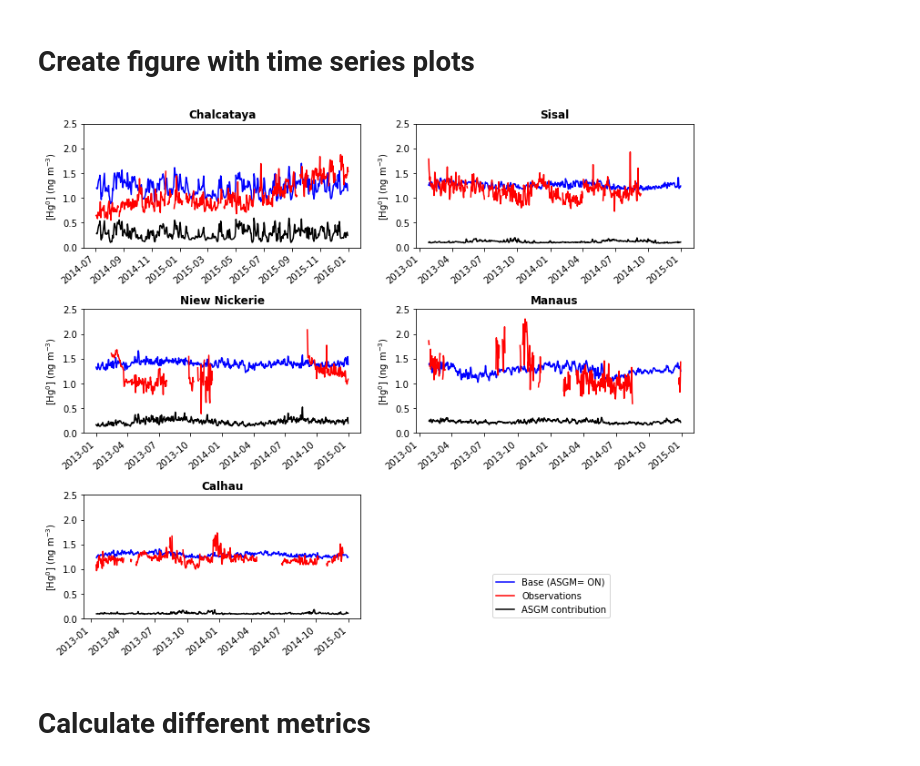
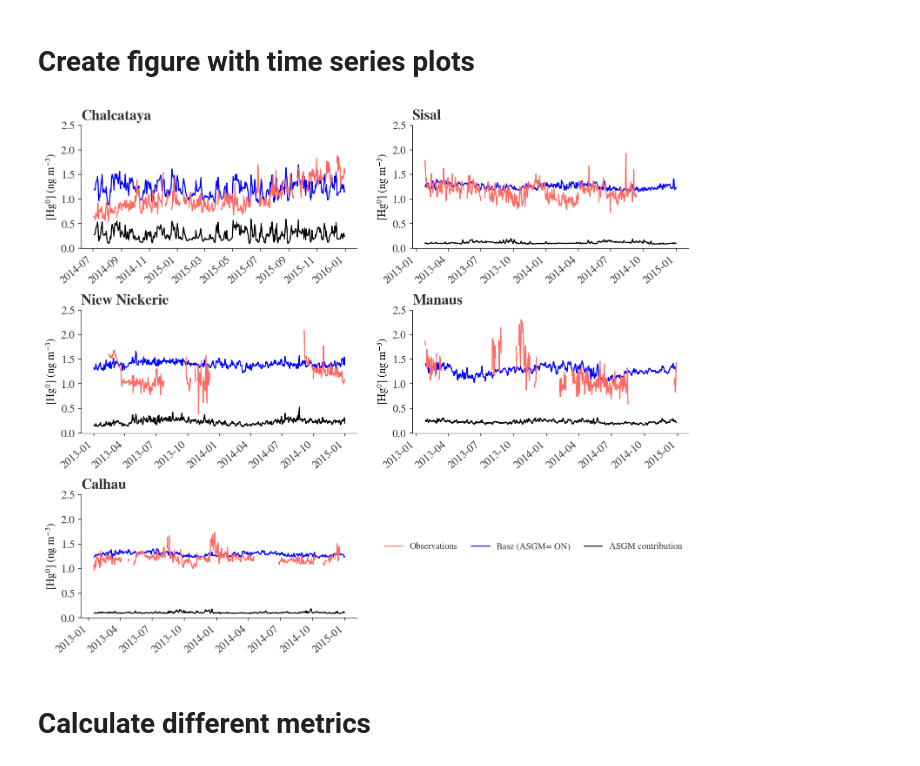
Before and after one commit to Shakes-tzd/MIT_TPP_thesis, a Jupyter notebook: JPnotebooks/LATAM GMOS Sites_Obs v Model.ipynb, the cells around one changed output. Drawn from its saved outputs; the diff is of its cells as text; code cells hidden in the pictures.

```diff
--- a/JPnotebooks/LATAM GMOS Sites_Obs v Model.ipynb
+++ b/JPnotebooks/LATAM GMOS Sites_Obs v Model.ipynb
@@ -484,6 +484,20 @@ PeriodIndex(['2014-07', '2014-07', '2014-07', '2014-07', '2014-07', '2014-07',
             dtype='period[M]', name='time', length=545)
 # %% [markdown]
 # Function to plot timeseries comparison of observations and model
+# %%
+plot_colors={'Base (ASGM = ON)':'b','Base (ASGM = OFF)':'#329932','Observations':'#ff6961'}
+from matplotlib.ticker import ScalarFormatter,AutoMinorLocator
+import matplotlib as mpl
+# Plot settings
+# Plot settings
+plt.style.use(
+    "https://github.com/aeturrell/coding-for-economists/raw/main/plot_style.txt"
+)
+mpl.rcParams.update({"lines.linewidth": 1.2})
+# Set max rows displayed for readability
+pd.set_option("display.max_rows", 8)
+import warnings
+warnings.filterwarnings("ignore")
 # %%
 #function to plot data
 def plot_data(site):#BAR,CAL,CST, MAN,NIK, SIS, CHC
@@ -501,10 +515,10 @@ def plot_data(site):#BAR,CAL,CST, MAN,NIK, SIS, CHC
     obs=obs.loc[start_dt:end_dt]
    #plot the
     axes[position[site][0],position[site][1]].plot(model,color = 'b',label = 'Base (ASGM= ON)')
-    axes[position[site][0],position[site][1]].plot(obs,color = 'r',label = 'Observations')
+    axes[position[site][0],position[site][1]].plot(obs,color = plot_colors['Observations'],label = 'Observations')
     axes[position[site][0],position[site][1]].plot(asgm,color = 'k',label = 'ASGM contribution')
 
-    axes[position[site][0],position[site][1]].set_ylabel('[Hg$^0$] (ng m$^{-3}$)')
+    axes[position[site][0],position[site][1]].set_ylabel('Hg$^0$ (ng m$^{-3}$)')
     axes[position[site][0],position[site][1]].set_xlabel('')
     axes[position[site][0],position[site][1]].set_ylim(0, 2.5)
 
@@ -522,29 +536,29 @@ def plot_data(site):#BAR,CAL,CST, MAN,NIK, SIS, CHC
 # %%
 fig,axes = plt.subplots(nrows=3,ncols=2,figsize=(12,10),gridspec_kw={'wspace':0.2,'hspace':0.5})#'width_ratios':[3, 2],
 position = {'CAL':[2,0], 'MAN':[1,1],'NIK':[1,0], 'SIS':[0,1], 'CHC':[0,0]} # exclude bariloche 'BAR':[2,1],
 lines = []
 labels = []
 for gsite in position.keys():
     plot_data(gsite)
 
 for ax in fig.axes:
     Line, Label = ax.get_legend_handles_labels()
     # print(Label)
     lines.extend(Line)
     labels.extend(Label)
 
 from collections import OrderedDict
 fig.delaxes(axes[2][1])
 by_label = OrderedDict(zip(labels, lines))
-ulabels=['Base (ASGM= ON)','Observations','ASGM contribution']
+ulabels=['Observations','Base (ASGM= ON)','ASGM contribution']
 ulines=[by_label[ulabels[0]],by_label[ulabels[1]],by_label[ulabels[2]]]
-fig.legend(ulines, ulabels,  bbox_to_anchor=(0.8, 0.2))#,ncol=6
+fig.legend(ulines, ulabels,frameon=False,  bbox_to_anchor=(0.9, 0.25),ncol=3)#,ncol=6
 name='GMOS_Sites'
 savepath='/home/tzd/fs03/d1/tzd/Data_analysis/MIT_TPP_thesis/figures/GMOS_Sites/'+name+'.pdf'
 fig.savefig(savepath,bbox_inches='tight')
 plt.show()
 # %% [output]
-[figure, old version]
+[figure, new version]
 # %% [markdown]
 # Calculate different metrics
 # %%
```
Also changed, not shown: 9 other files.
